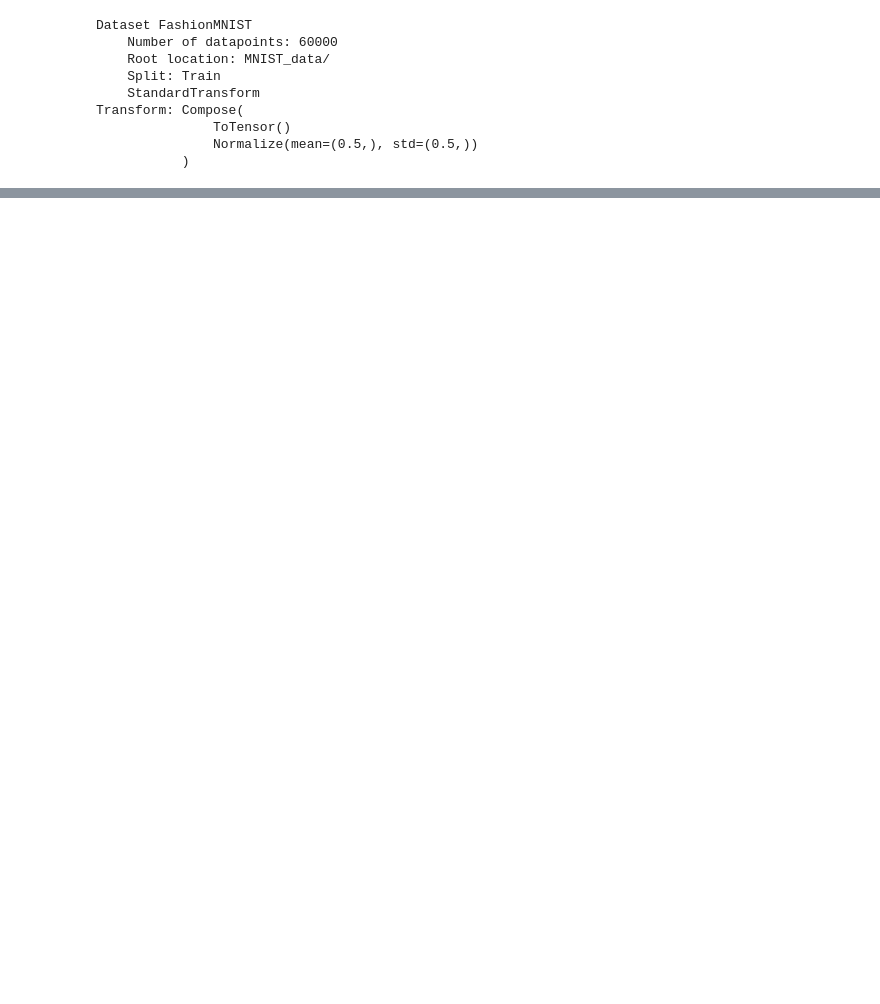
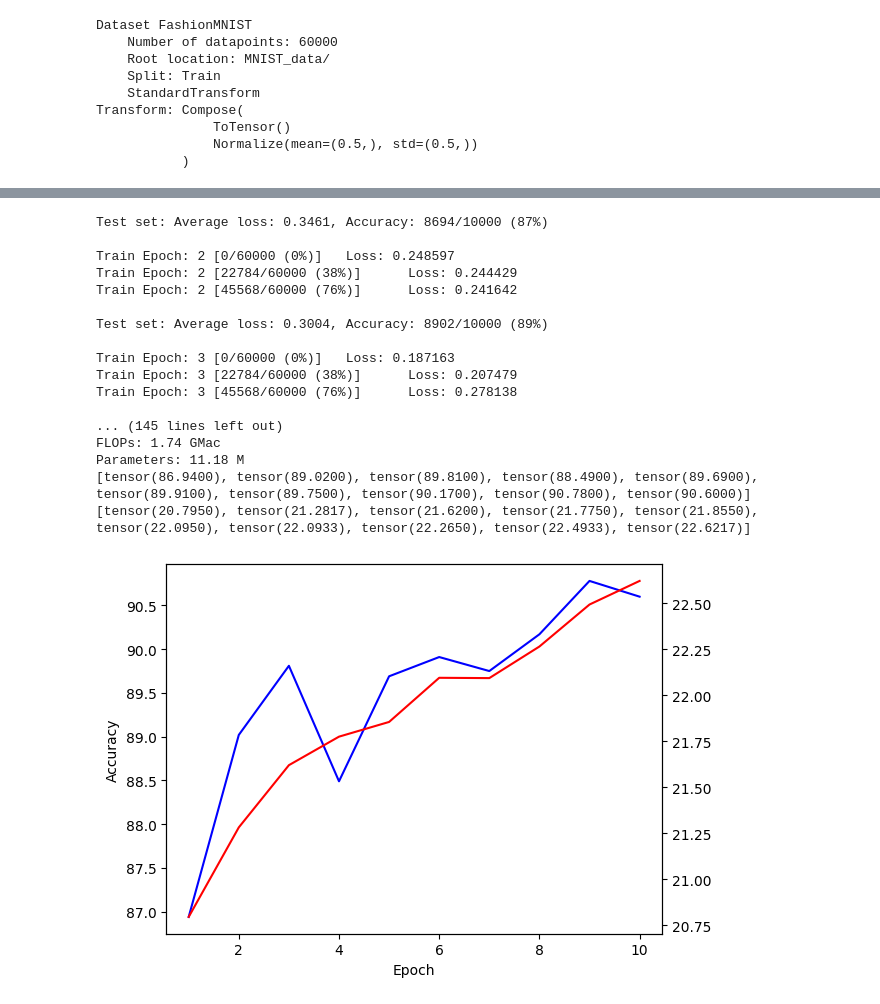
Before and after one commit to blacky0409/Ingong_MidtermExam, a Jupyter notebook: 중간과제_201920778_이승윤_ResNet.ipynb, the cells around one changed output, grey strips where cells are left out. Drawn from its saved outputs; the diff is of its cells as text; code cells hidden in the pictures; blank space fills up the shorter version.

```diff
--- a/중간과제_201920778_이승윤_ResNet.ipynb
+++ b/중간과제_201920778_이승윤_ResNet.ipynb
@@ -319,6 +336,8 @@ Parameters: 11.18 M
 # %%
 #ResNeXt
-model = ResNet(Bottleneck,[2,2,2,2],groups=32)
+torch.cuda.empty_cache()
+start = time.time()
+model = ResNet(BasicBlock,[2,2,2,2],groups=32)
 train_acc = []
 test_acc = []
 
@@ -330,6 +349,9 @@ optimizer = optim.SGD(model.parameters(), lr=args['lr'], momentum=args['momentum
 for epoch in range(1, args['epochs'] + 1):
     train(epoch)
     test()
+
+end = time.time()
+print(f"{end - start:.5f} sec")
 
 with torch.cuda.device(0):
 
@@ -349,3 +371,4 @@ plt.plot([i for i in range(1,len(test_acc)+1)], test_acc, color ="blue")
 a = plt.twinx()
 a.plot([i for i in range(1,len(train_acc)+1)], train_acc, color = "red")
 plt.show()
+# %% [output]
@@ -351,0 +378,18 @@ plt.show()
+Test set: Average loss: 0.3461, Accuracy: 8694/10000 (87%)
+
+Train Epoch: 2 [0/60000 (0%)]   Loss: 0.248597
+Train Epoch: 2 [22784/60000 (38%)]      Loss: 0.244429
+Train Epoch: 2 [45568/60000 (76%)]      Loss: 0.241642
+
+Test set: Average loss: 0.3004, Accuracy: 8902/10000 (89%)
+
+Train Epoch: 3 [0/60000 (0%)]   Loss: 0.187163
+Train Epoch: 3 [22784/60000 (38%)]      Loss: 0.207479
+Train Epoch: 3 [45568/60000 (76%)]      Loss: 0.278138
+
+... (145 lines left out)
+FLOPs: 1.74 GMac
+Parameters: 11.18 M
+[tensor(86.9400), tensor(89.0200), tensor(89.8100), tensor(88.4900), tensor(89.6900), tensor(89.9100), tensor(89.7500), tensor(90.1700), tensor(90.7800), tensor(90.6000)]
+[tensor(20.7950), tensor(21.2817), tensor(21.6200), tensor(21.7750), tensor(21.8550), tensor(22.0950), tensor(22.0933), tensor(22.2650), tensor(22.4933), tensor(22.6217)]
+[figure, added]
```
Also changed, not shown: parts of 7 cells of this notebook.
